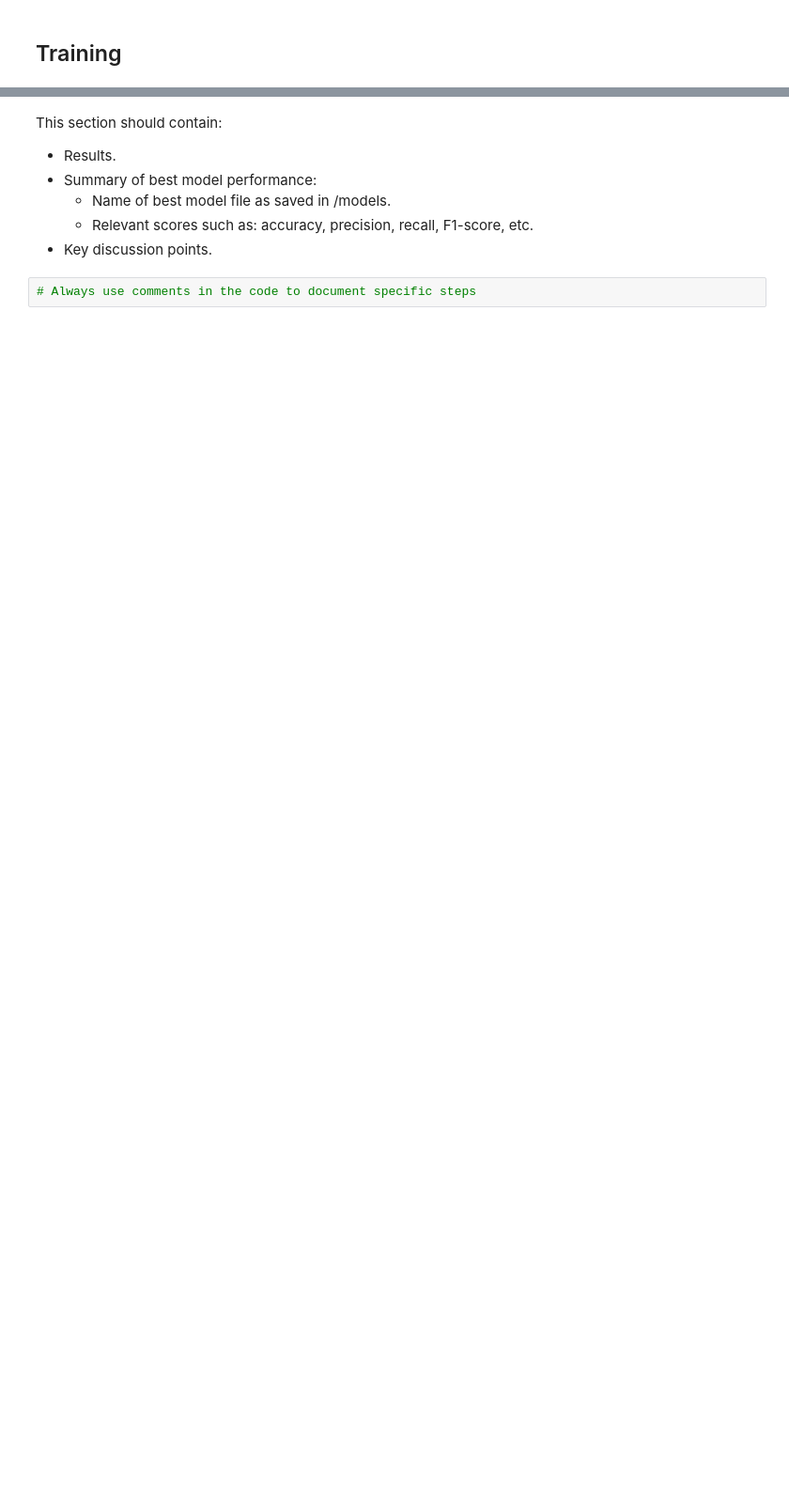
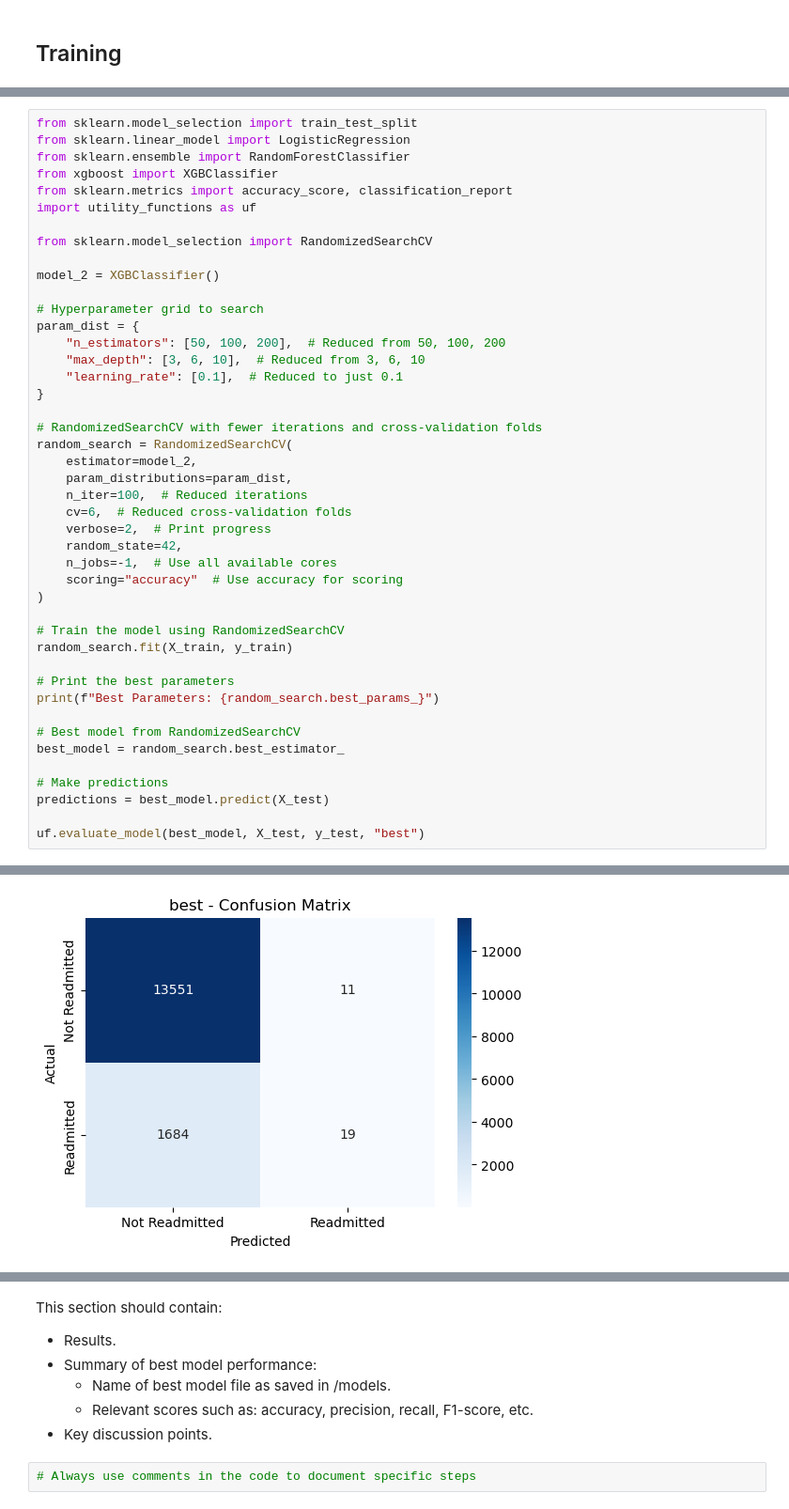
Before and after one commit to AlaaGhalib/Lab3_ML, a Jupyter notebook: AlaaAbdulrazzaq_Abdulrazzaq_lab3.ipynb, the cells around one changed output, grey strips where cells are left out. Shown at 94% size. Drawn from its saved outputs; the diff is of its cells as text; blank space fills up the shorter version.

```diff
--- a/AlaaAbdulrazzaq_Abdulrazzaq_lab3.ipynb
+++ b/AlaaAbdulrazzaq_Abdulrazzaq_lab3.ipynb
@@ -420,0 +197,45 @@ Gradient Boosting 0.407878  0.128779
+# %%
+from sklearn.model_selection import train_test_split
+from sklearn.linear_model import LogisticRegression
+from sklearn.ensemble import RandomForestClassifier
+from xgboost import XGBClassifier
+from sklearn.metrics import accuracy_score, classification_report
+import utility_functions as uf
+
+from sklearn.model_selection import RandomizedSearchCV
+
+model_2 = XGBClassifier()
+
+# Hyperparameter grid to search
+param_dist = {
+    "n_estimators": [50, 100, 200],  # Reduced from 50, 100, 200
+    "max_depth": [3, 6, 10],  # Reduced from 3, 6, 10
+    "learning_rate": [0.1],  # Reduced to just 0.1
+}
+
+# RandomizedSearchCV with fewer iterations and cross-validation folds
+random_search = RandomizedSearchCV(
+    estimator=model_2,
+    param_distributions=param_dist,
+    n_iter=100,  # Reduced iterations
+    cv=6,  # Reduced cross-validation folds
+    verbose=2,  # Print progress
+    random_state=42,
+    n_jobs=-1,  # Use all available cores
+    scoring="accuracy"  # Use accuracy for scoring
+)
+
+# Train the model using RandomizedSearchCV
+random_search.fit(X_train, y_train)
+
+# Print the best parameters
+print(f"Best Parameters: {random_search.best_params_}")
+
+# Best model from RandomizedSearchCV
+best_model = random_search.best_estimator_
+
+# Make predictions
+predictions = best_model.predict(X_test)
+
+uf.evaluate_model(best_model, X_test, y_test, "best")
+# %% [output]
@@ -420,0 +255 @@ Gradient Boosting 0.407878  0.128779
+[figure, added]
```
Also changed, not shown: parts of 23 cells of this notebook, 2 other files.
